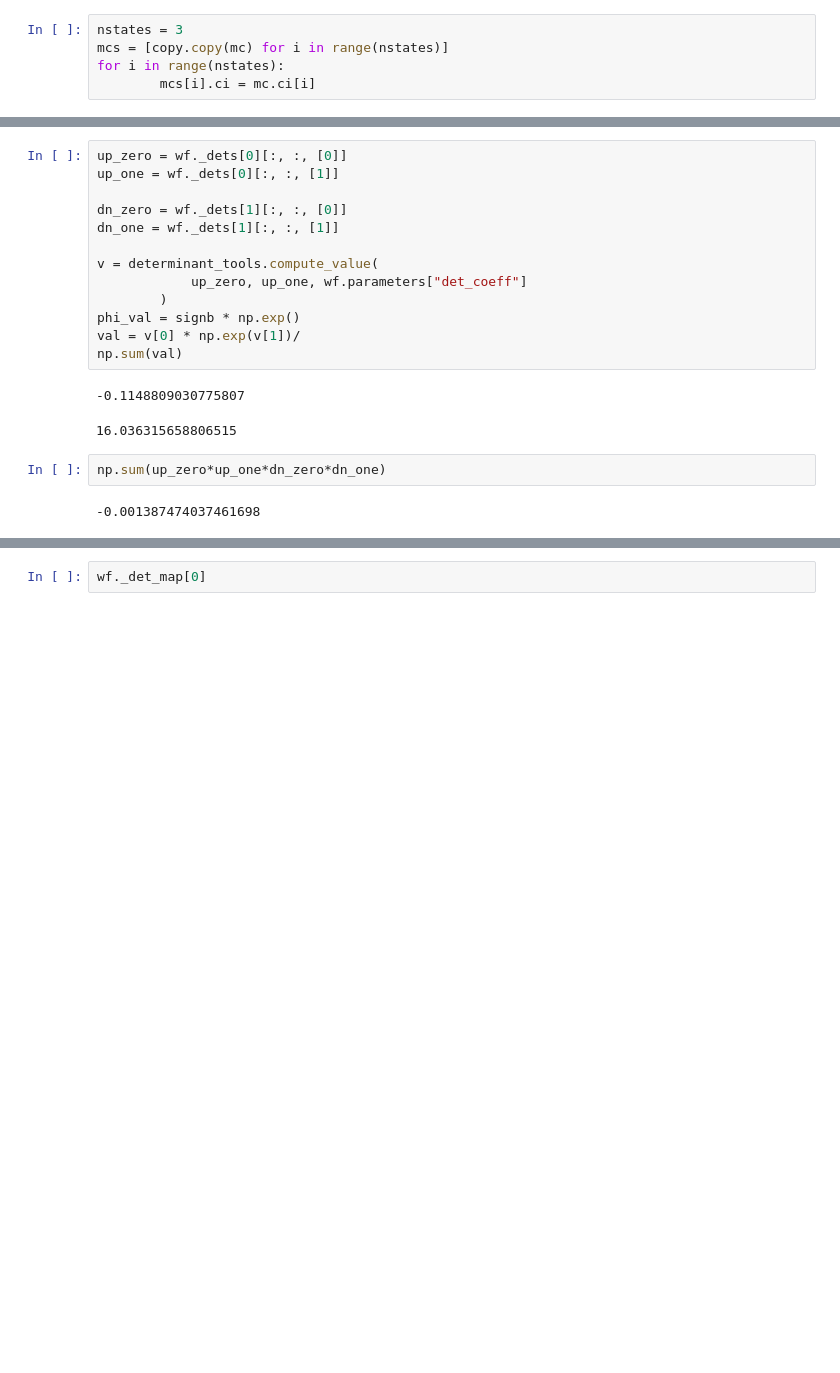
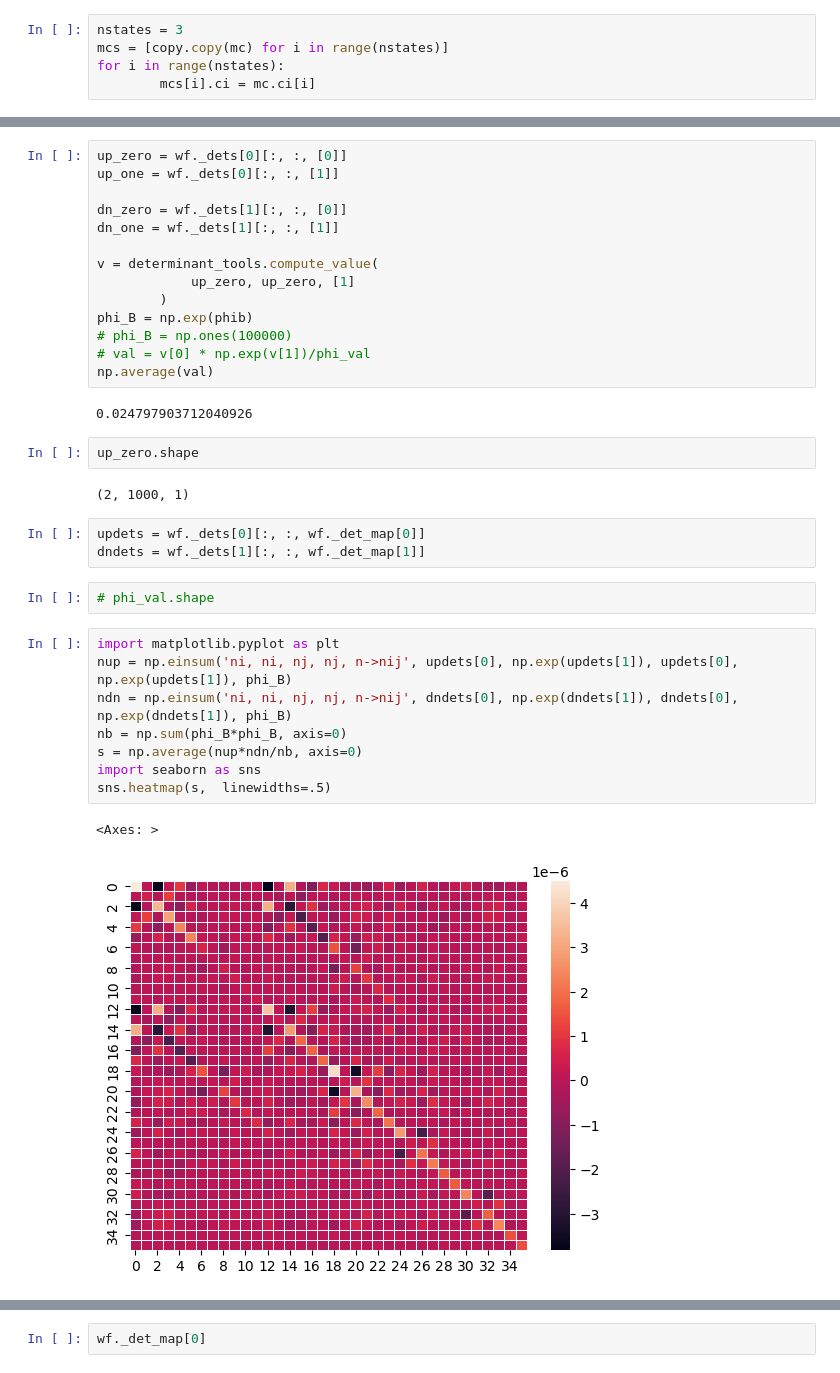
Before and after one commit to kayahans/pyqmc, a Jupyter notebook: pyqmc/test-overlap-casci.ipynb, the cells around one changed output, grey strips where cells are left out. Cells and saved outputs as stored; diff of their text form; blank space fills up the shorter version.

```diff
--- a/pyqmc/test-overlap-casci.ipynb
+++ b/pyqmc/test-overlap-casci.ipynb
@@ -136,18 +248,32 @@ dn_zero = wf._dets[1][:, :, [0]]
 dn_one = wf._dets[1][:, :, [1]]
 
 v = determinant_tools.compute_value(
-            up_zero, up_one, wf.parameters["det_coeff"]
+            up_zero, up_zero, [1]
         )
-phi_val = signb * np.exp()
-val = v[0] * np.exp(v[1])/
-np.sum(val)
+phi_B = np.exp(phib)
+# phi_B = np.ones(100000)
+# val = v[0] * np.exp(v[1])/phi_val
+np.average(val)
 # %% [output]
--0.1148809030775807
+0.024797903712040926
+# %%
+up_zero.shape
+# %% [output]
+(2, 1000, 1)
 # %%
+updets = wf._dets[0][:, :, wf._det_map[0]]
+dndets = wf._dets[1][:, :, wf._det_map[1]]
-# %% [output]
-16.036315658806515
+# %%
+# phi_val.shape
 # %%
-np.sum(up_zero*up_one*dn_zero*dn_one)
+import matplotlib.pyplot as plt
+nup = np.einsum('ni, ni, nj, nj, n->nij', updets[0], np.exp(updets[1]), updets[0], np.exp(updets[1]), phi_B)
+ndn = np.einsum('ni, ni, nj, nj, n->nij', dndets[0], np.exp(dndets[1]), dndets[0], np.exp(dndets[1]), phi_B)
+nb = np.sum(phi_B*phi_B, axis=0)
+s = np.average(nup*ndn/nb, axis=0)
+import seaborn as sns
+sns.heatmap(s,  linewidths=.5)
 # %% [output]
--0.001387474037461698
+<Axes: >
+[figure, added]
 # %%
```
Also changed, not shown: parts of 37 cells of this notebook, 15 other files.
